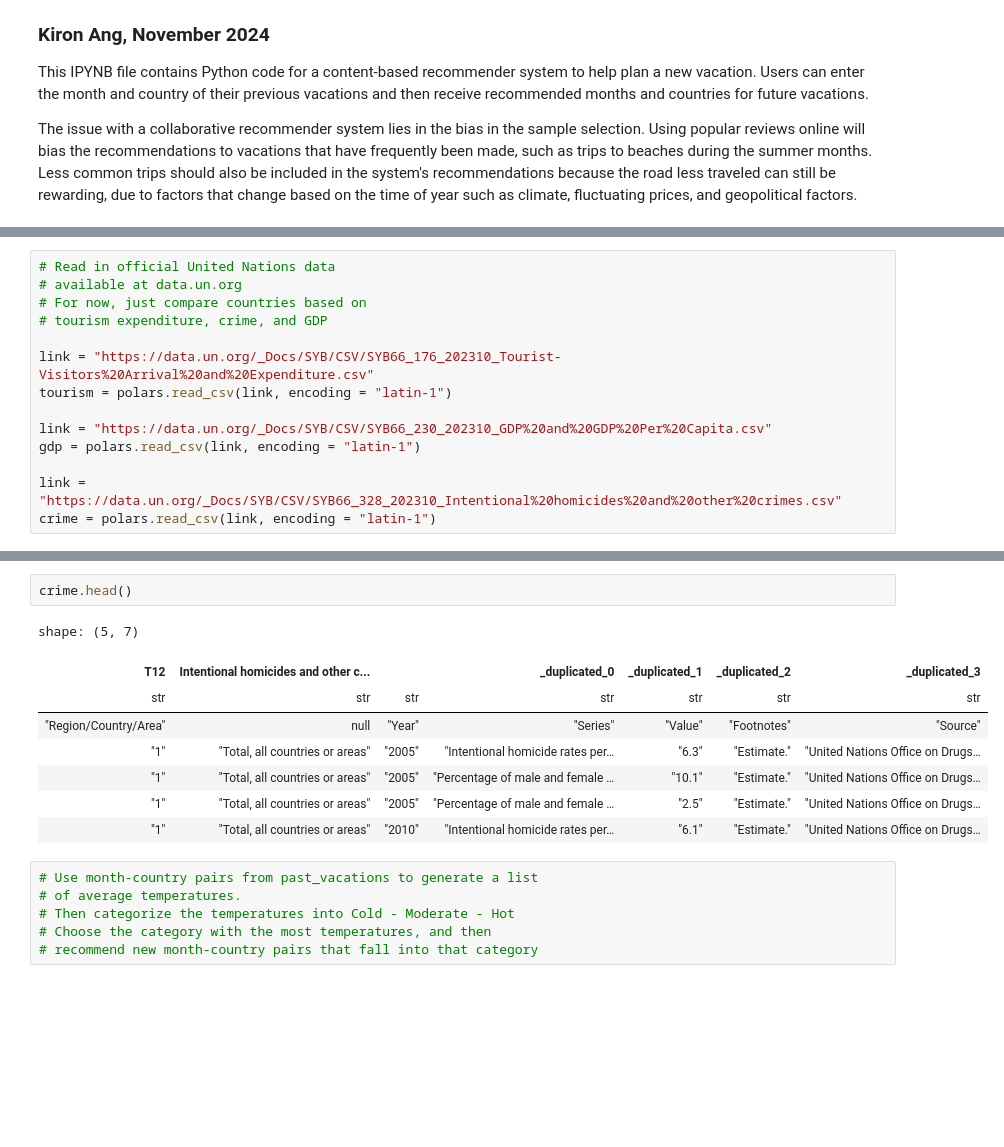
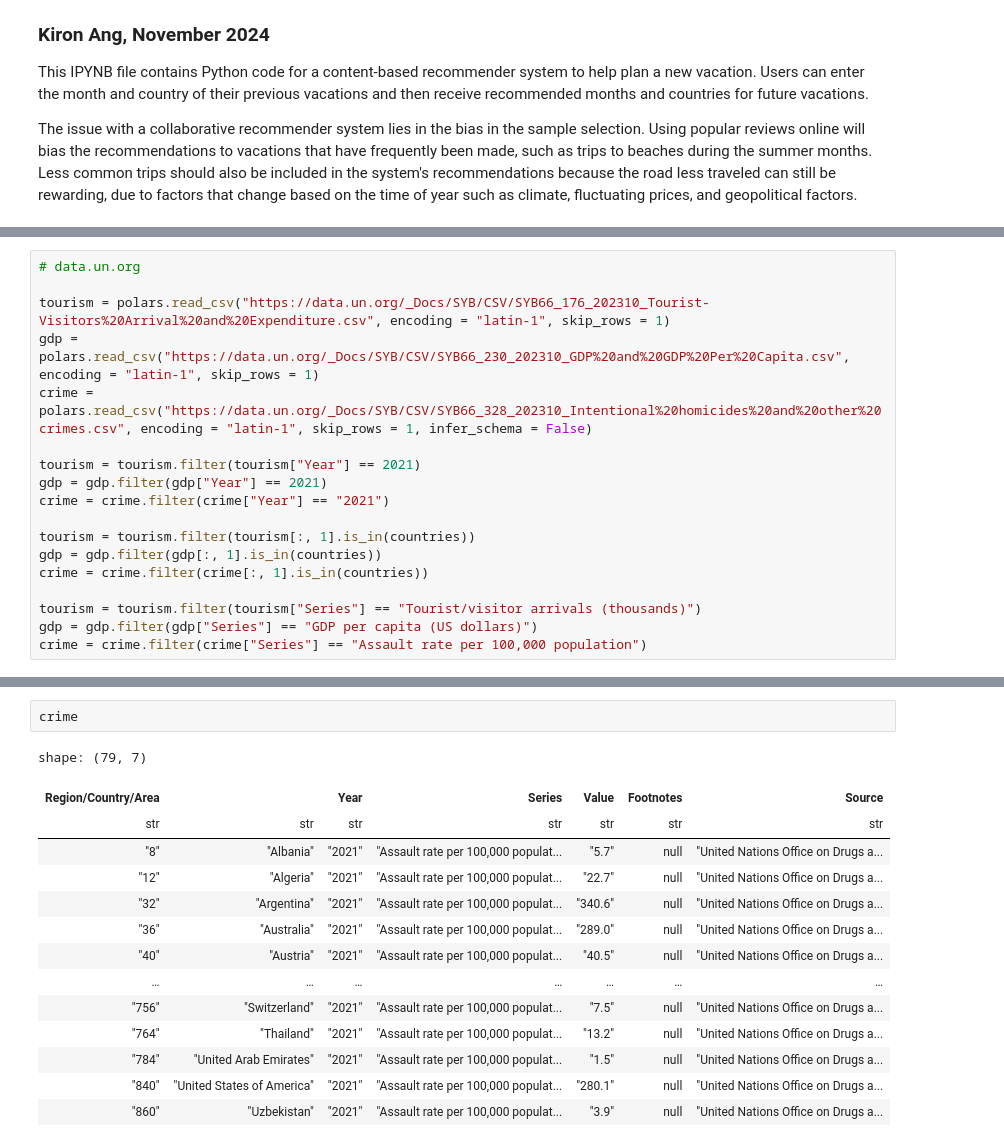
Before and after one commit to Kiron-Ang/DSC, a Jupyter notebook: vacation_recommender_system.ipynb, the cells around one changed output, grey strips where cells are left out. Cells and saved outputs as stored; diff of their text form; blank space fills up the shorter version.

```diff
--- a/vacation_recommender_system.ipynb
+++ b/vacation_recommender_system.ipynb
@@ -99,15 +85,19 @@ IPython.display.display(month_dropdown,
 # %%
-# Read in official United Nations data
-# available at data.un.org
-# For now, just compare countries based on
-# tourism expenditure, crime, and GDP
+# data.un.org
 
-link = "https://data.un.org/_Docs/SYB/CSV/SYB66_176_202310_Tourist-Visitors%20Arrival%20and%20Expenditure.csv"
-tourism = polars.read_csv(link, encoding = "latin-1")
+tourism = polars.read_csv("https://data.un.org/_Docs/SYB/CSV/SYB66_176_202310_Tourist-Visitors%20Arrival%20and%20Expenditure.csv", encoding = "latin-1", skip_rows = 1)
+gdp = polars.read_csv("https://data.un.org/_Docs/SYB/CSV/SYB66_230_202310_GDP%20and%20GDP%20Per%20Capita.csv", encoding = "latin-1", skip_rows = 1)
+crime = polars.read_csv("https://data.un.org/_Docs/SYB/CSV/SYB66_328_202310_Intentional%20homicides%20and%20other%20crimes.csv", encoding = "latin-1", skip_rows = 1, infer_schema = False)
 
-link = "https://data.un.org/_Docs/SYB/CSV/SYB66_230_202310_GDP%20and%20GDP%20Per%20Capita.csv"
-gdp = polars.read_csv(link, encoding = "latin-1")
+tourism = tourism.filter(tourism["Year"] == 2021)
+gdp = gdp.filter(gdp["Year"] == 2021)
+crime = crime.filter(crime["Year"] == "2021")
 
-link = "https://data.un.org/_Docs/SYB/CSV/SYB66_328_202310_Intentional%20homicides%20and%20other%20crimes.csv"
-crime = polars.read_csv(link, encoding = "latin-1")
+tourism = tourism.filter(tourism[:, 1].is_in(countries))
+gdp = gdp.filter(gdp[:, 1].is_in(countries))
+crime = crime.filter(crime[:, 1].is_in(countries))
+
+tourism = tourism.filter(tourism["Series"] == "Tourist/visitor arrivals (thousands)")
+gdp = gdp.filter(gdp["Series"] == "GDP per capita (US dollars)")
+crime = crime.filter(crime["Series"] == "Assault rate per 100,000 population")
 # %%
@@ -135,17 +137,17 @@ shape: (5, 7)
 # %%
-crime.head()
+crime
 # %% [output]
-shape: (5, 7)
+shape: (79, 7)
-| T12 | Intentional homicides and other c... |  | _duplicated_0 | _duplicated_1 | _duplicated_2 | _duplicated_3 |
+| Region/Country/Area |  | Year | Series | Value | Footnotes | Source |
 | str | str | str | str | str | str | str |
-| "Region/Country/Area" | null | "Year" | "Series" | "Value" | "Footnotes" | "Source" |
-| "1" | "Total, all countries or areas" | "2005" | "Intentional homicide rates per… | "6.3" | "Estimate." | "United Nations Office on Drugs… |
-| "1" | "Total, all countries or areas" | "2005" | "Percentage of male and female … | "10.1" | "Estimate." | "United Nations Office on Drugs… |
-| "1" | "Total, all countries or areas" | "2005" | "Percentage of male and female … | "2.5" | "Estimate." | "United Nations Office on Drugs… |
-| "1" | "Total, all countries or areas" | "2010" | "Intentional homicide rates per… | "6.1" | "Estimate." | "United Nations Office on Drugs… |
+| "8" | "Albania" | "2021" | "Assault rate per 100,000 populat... | "5.7" | null | "United Nations Office on Drugs a... |
+| "12" | "Algeria" | "2021" | "Assault rate per 100,000 populat... | "22.7" | null | "United Nations Office on Drugs a... |
+| "32" | "Argentina" | "2021" | "Assault rate per 100,000 populat... | "340.6" | null | "United Nations Office on Drugs a... |
+| "36" | "Australia" | "2021" | "Assault rate per 100,000 populat... | "289.0" | null | "United Nations Office on Drugs a... |
+| "40" | "Austria" | "2021" | "Assault rate per 100,000 populat... | "40.5" | null | "United Nations Office on Drugs a... |
+| … | … | … | … | … | … | … |
+| "756" | "Switzerland" | "2021" | "Assault rate per 100,000 populat... | "7.5" | null | "United Nations Office on Drugs a... |
+| "764" | "Thailand" | "2021" | "Assault rate per 100,000 populat... | "13.2" | null | "United Nations Office on Drugs a... |
+| "784" | "United Arab Emirates" | "2021" | "Assault rate per 100,000 populat... | "1.5" | null | "United Nations Office on Drugs a... |
+| "840" | "United States of America" | "2021" | "Assault rate per 100,000 populat... | "280.1" | null | "United Nations Office on Drugs a... |
+| "860" | "Uzbekistan" | "2021" | "Assault rate per 100,000 populat... | "3.9" | null | "United Nations Office on Drugs a... |
-# %%
-# Use month-country pairs from past_vacations to generate a list
-# of average temperatures.
-# Then categorize the temperatures into Cold - Moderate - Hot
-# Choose the category with the most temperatures, and then
-# recommend new month-country pairs that fall into that category
```
Also changed, not shown: parts of 5 cells of this notebook.
